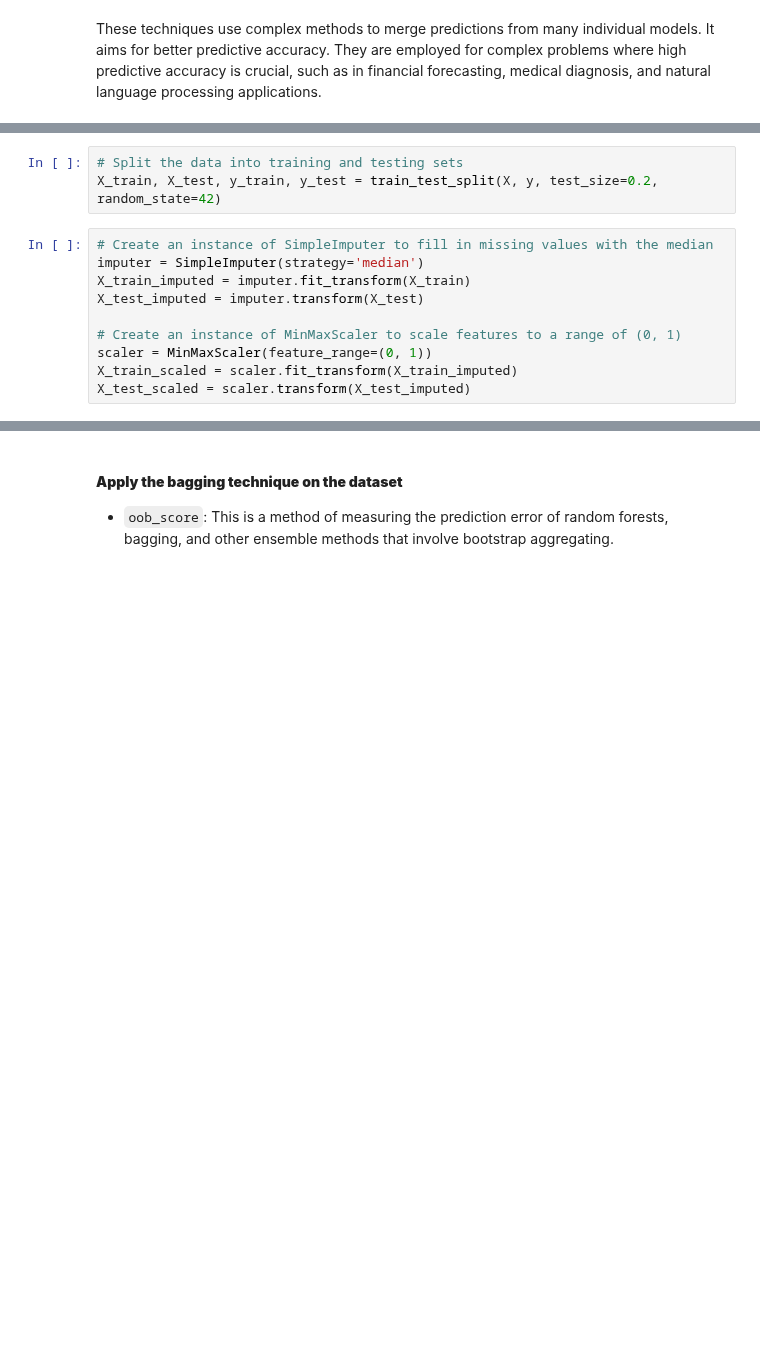
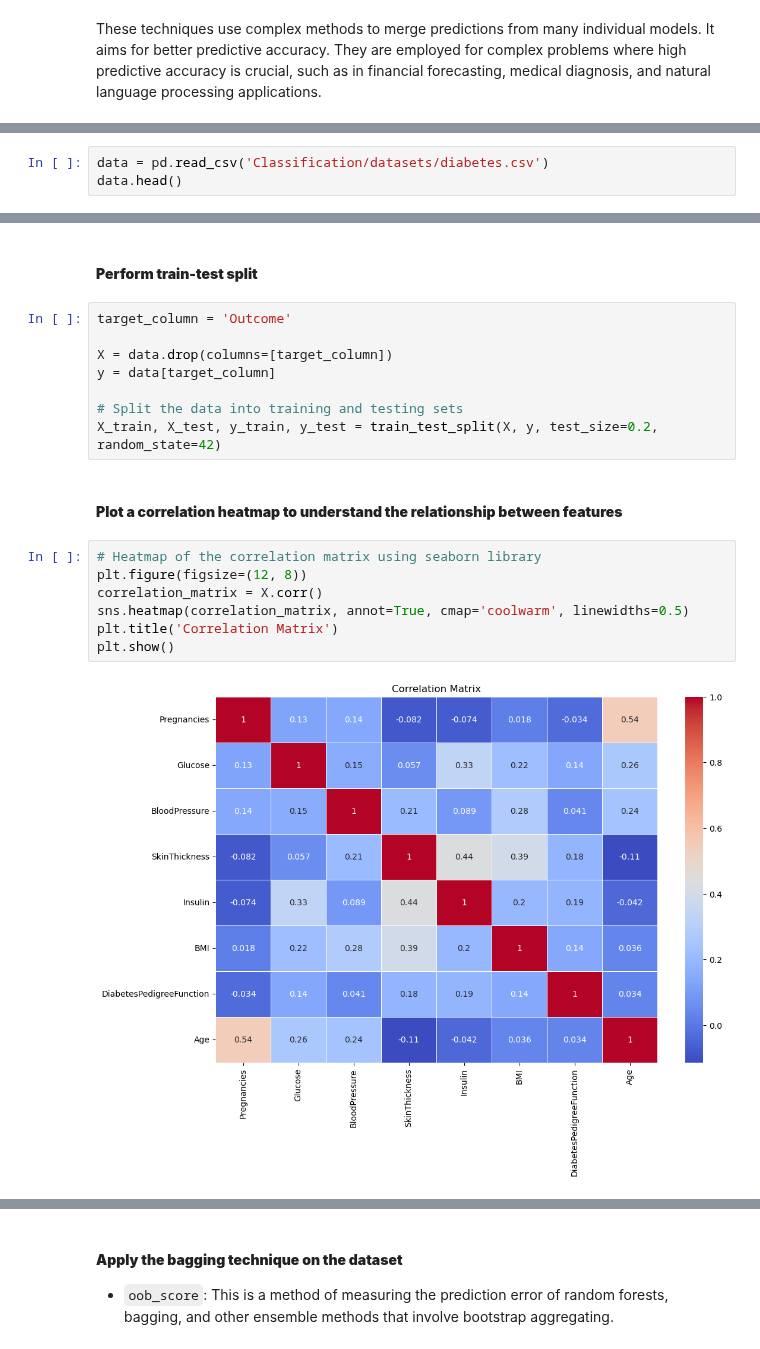
Before and after one commit to aninditadash/Introduction_to_machine_learning, a Jupyter notebook: supervised_learning/Ensemble_Learning.ipynb, the cells around one changed output, grey strips where cells are left out. Saved outputs shown, nothing was run; the diff lists cells and outputs as text; blank space fills up the shorter version.

```diff
--- a/supervised_learning/Ensemble_Learning.ipynb
+++ b/supervised_learning/Ensemble_Learning.ipynb
@@ -676,0 +598,3 @@ y = data["class"].values
+# %%
+data = pd.read_csv('Classification/datasets/diabetes.csv')
+data.head()
@@ -677,13 +668,21 @@ y = data["class"].values
+# %% [markdown]
+#### __Perform train-test split__
 # %%
+target_column = 'Outcome'
+
+X = data.drop(columns=[target_column])
+y = data[target_column]
+
 # Split the data into training and testing sets
 X_train, X_test, y_train, y_test = train_test_split(X, y, test_size=0.2, random_state=42)
-# %%
-# Create an instance of SimpleImputer to fill in missing values with the median
-imputer = SimpleImputer(strategy='median')
-X_train_imputed = imputer.fit_transform(X_train)
-X_test_imputed = imputer.transform(X_test)
-
-# Create an instance of MinMaxScaler to scale features to a range of (0, 1)
-scaler = MinMaxScaler(feature_range=(0, 1))
-X_train_scaled = scaler.fit_transform(X_train_imputed)
-X_test_scaled = scaler.transform(X_test_imputed)
+# %% [markdown]
+#### __Plot a correlation heatmap to understand the relationship between features__
+# %%
+# Heatmap of the correlation matrix using seaborn library
+plt.figure(figsize=(12, 8))
+correlation_matrix = X.corr()
+sns.heatmap(correlation_matrix, annot=True, cmap='coolwarm', linewidths=0.5)
+plt.title('Correlation Matrix')
+plt.show()
+# %% [output]
+[figure, added]
```
Also changed, not shown: parts of 211 cells of this notebook, 15 other files.
